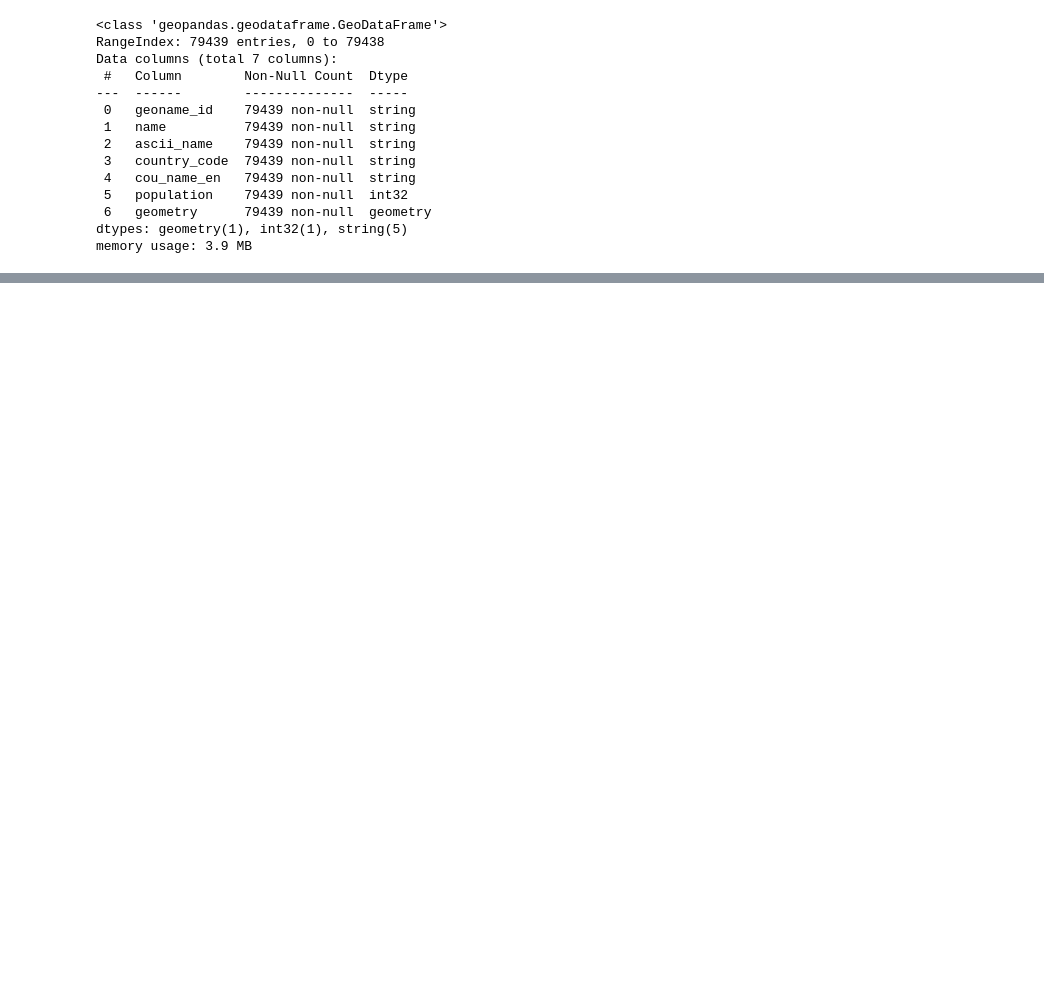
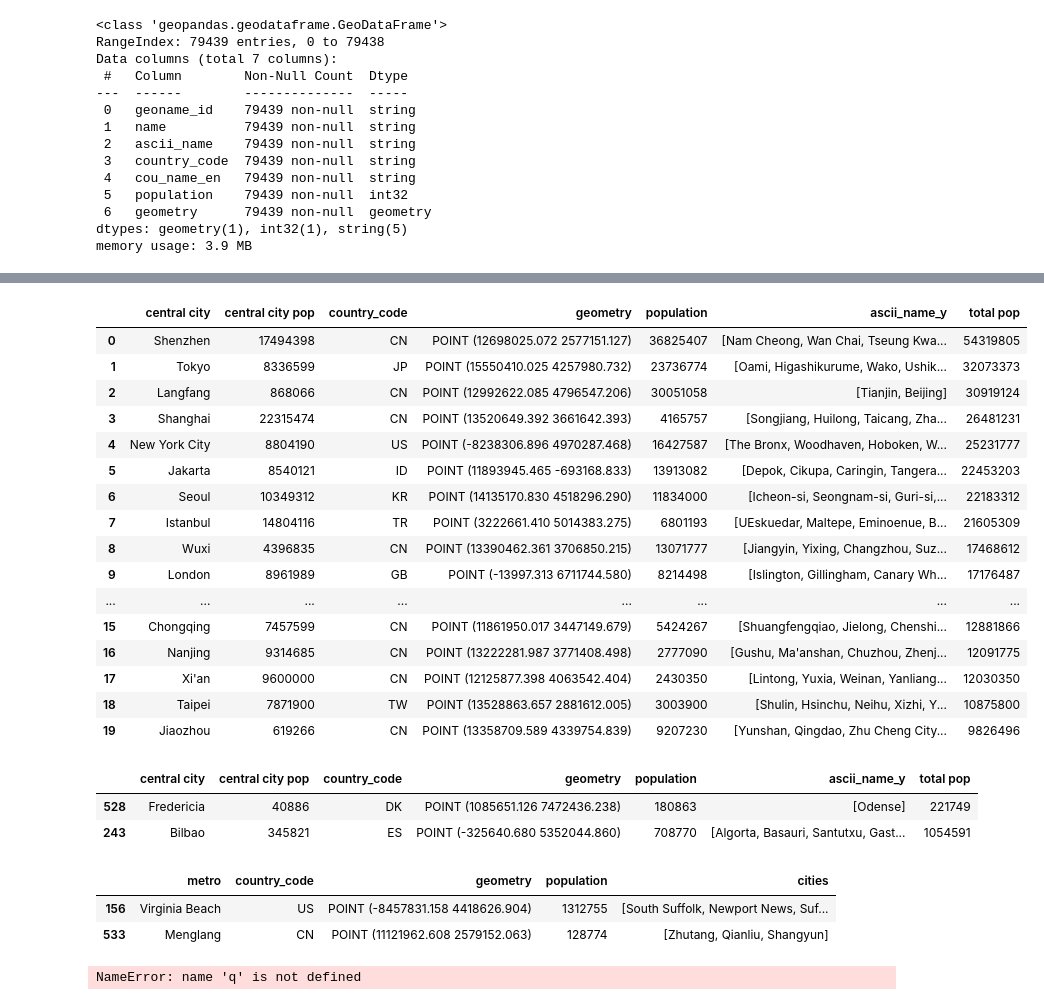
Before and after one commit to Nicholas-Polimeni/ml-hsr, a Jupyter notebook: clean_cities.ipynb, the cells around one changed output, grey strips where cells are left out. Saved outputs shown, nothing was run; the diff lists cells and outputs as text; code cells hidden in the pictures; blank space fills up the shorter version.

Commit message:
metro regions data

```diff
--- a/clean_cities.ipynb
+++ b/clean_cities.ipynb
@@ -106,6 +124,27 @@ valid.head(2)
 # %%
 # Groupby main city, sum population, agg list of names together for record and keep largest city as metro name
-valid = valid.groupby("name_x").agg({"population_x": "first", "country_code_x": "first", "geometry_x": "first", "population_y": "sum", "name_y": list}).reset_index()
+valid = (
+    valid.groupby("ascii_name_x")
+    .agg(
+        {
+            "population_x": "first",
+            "country_code_x": "first",
+            "geometry_x": "first",
+            "population_y": "sum",
+            "ascii_name_y": list,
+        }
+    )
+    .reset_index()
+)
 valid["population"] = valid["population_x"] + valid["population_y"]
+valid = valid.rename(columns={
+    "ascii_name_x": "central city",
+    "population_x": "central city pop",
+    "country_code_x": "country_code",
+    "population": "total pop",
+    "population_y": "population",
+    "geometry_x": "geometry"
+})
+valid["population"] = valid["population"].astype(int)
 # %%
-valid.sort_values(by="population", ascending=False).head(10)
+valid = valid.sort_values(by="total pop", ascending=False)
@@ -123,0 +151,34 @@ valid.sort_values(by="population", ascending=False).head(10)
+# %%
+# Efficiently determine rows to drop
+seen_prev = set()  # To keep track of all values seen in column 'B'
+rows_to_keep = []  # List to keep track of row indices that we do not want to drop
+
+for index, row in valid.iterrows():
+    # Check if the current value in 'A' has been seen in any 'B' list before this row
+    if row["central city"] not in seen_prev:
+        rows_to_keep.append(index)
+    # Add the current row's 'B' list items to the seen set
+    seen_prev.update(row["ascii_name_y"])
+
+# Filter the DataFrame to keep only the rows we want
+valid_dropped = valid.loc[rows_to_keep].reset_index(drop=True)
+# %%
+valid_dropped.head(20)
+# %% [output]
+|  | central city | central city pop | country_code | geometry | population | ascii_name_y | total pop |
+| 0 | Shenzhen | 17494398 | CN | POINT (12698025.072 2577151.127) | 36825407 | [Nam Cheong, Wan Chai, Tseung Kwa... | 54319805 |
+| 1 | Tokyo | 8336599 | JP | POINT (15550410.025 4257980.732) | 23736774 | [Oami, Higashikurume, Wako, Ushik... | 32073373 |
+| 2 | Langfang | 868066 | CN | POINT (12992622.085 4796547.206) | 30051058 | [Tianjin, Beijing] | 30919124 |
+| 3 | Shanghai | 22315474 | CN | POINT (13520649.392 3661642.393) | 4165757 | [Songjiang, Huilong, Taicang, Zha... | 26481231 |
+| 4 | New York City | 8804190 | US | POINT (-8238306.896 4970287.468) | 16427587 | [The Bronx, Woodhaven, Hoboken, W... | 25231777 |
+| 5 | Jakarta | 8540121 | ID | POINT (11893945.465 -693168.833) | 13913082 | [Depok, Cikupa, Caringin, Tangera... | 22453203 |
+| 6 | Seoul | 10349312 | KR | POINT (14135170.830 4518296.290) | 11834000 | [Icheon-si, Seongnam-si, Guri-si,... | 22183312 |
+| 7 | Istanbul | 14804116 | TR | POINT (3222661.410 5014383.275) | 6801193 | [UEskuedar, Maltepe, Eminoenue, B... | 21605309 |
+| 8 | Wuxi | 4396835 | CN | POINT (13390462.361 3706850.215) | 13071777 | [Jiangyin, Yixing, Changzhou, Suz... | 17468612 |
+| 9 | London | 8961989 | GB | POINT (-13997.313 6711744.580) | 8214498 | [Islington, Gillingham, Canary Wh... | 17176487 |
+| ... | ... | ... | ... | ... | ... | ... | ... |
+| 15 | Chongqing | 7457599 | CN | POINT (11861950.017 3447149.679) | 5424267 | [Shuangfengqiao, Jielong, Chenshi... | 12881866 |
+| 16 | Nanjing | 9314685 | CN | POINT (13222281.987 3771408.498) | 2777090 | [Gushu, Ma'anshan, Chuzhou, Zhenj... | 12091775 |
+| 17 | Xi'an | 9600000 | CN | POINT (12125877.398 4063542.404) | 2430350 | [Lintong, Yuxia, Weinan, Yanliang... | 12030350 |
+| 18 | Taipei | 7871900 | TW | POINT (13528863.657 2881612.005) | 3003900 | [Shulin, Hsinchu, Neihu, Xizhi, Y... | 10875800 |
+| 19 | Jiaozhou | 619266 | CN | POINT (13358709.589 4339754.839) | 9207230 | [Yunshan, Qingdao, Zhu Cheng City... | 9826496 |
@@ -123,0 +199,16 @@ valid.sort_values(by="population", ascending=False).head(10)
+# %%
+valid_dropped.sample(2)
+# %% [output]
+|  | central city | central city pop | country_code | geometry | population | ascii_name_y | total pop |
+| 528 | Fredericia | 40886 | DK | POINT (1085651.126 7472436.238) | 180863 | [Odense] | 221749 |
+| 243 | Bilbao | 345821 | ES | POINT (-325640.680 5352044.860) | 708770 | [Algorta, Basauri, Santutxu, Gast... | 1054591 |
+# %%
+valid_dropped = valid_dropped.drop(columns=["central city pop", "total pop"])
+valid_dropped = valid_dropped.rename(
+    columns={"central city": "metro", "ascii_name_y": "cities"}
+)
+valid_dropped.sample(2)
+# %% [output]
+|  | metro | country_code | geometry | population | cities |
+| 156 | Virginia Beach | US | POINT (-8457831.158 4418626.904) | 1312755 | [South Suffolk, Newport News, Suf... |
+| 533 | Menglang | CN | POINT (11121962.608 2579152.063) | 128774 | [Zhutang, Qianliu, Shangyun] |
@@ -123,0 +218,4 @@ valid.sort_values(by="population", ascending=False).head(10)
+# %%
+q
+# %% [output]
+NameError: name 'q' is not defined
```
Also changed, not shown: parts of 23 cells of this notebook, 2 other files.
